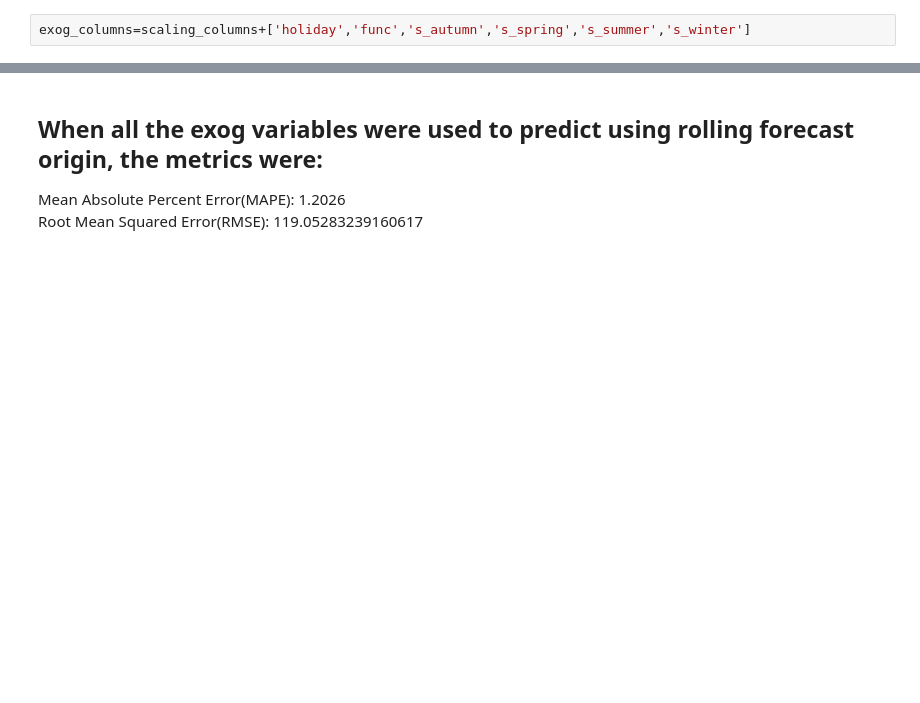
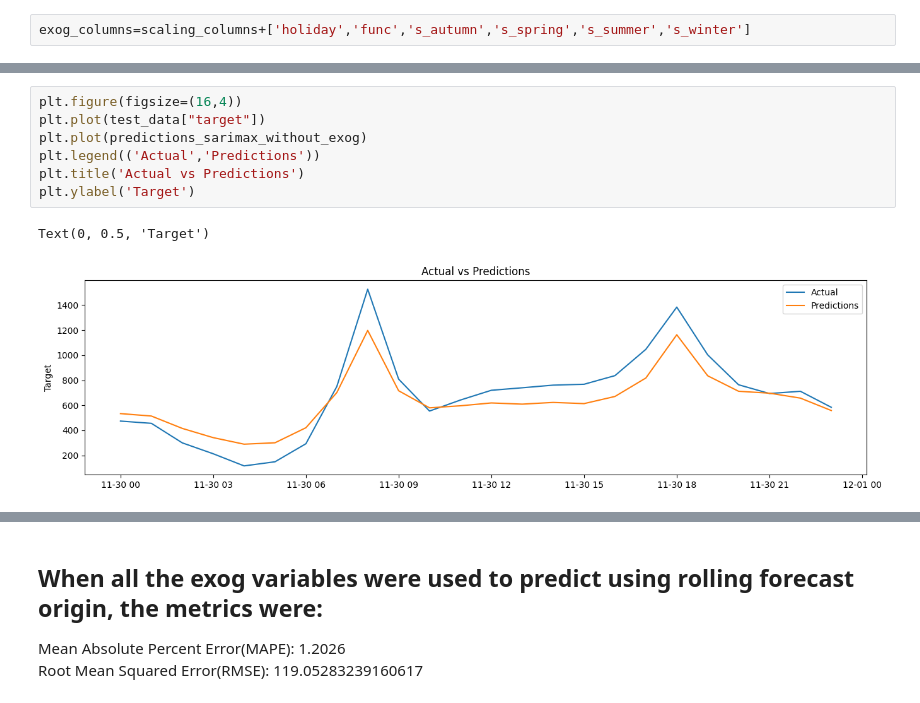
Before and after one commit to ROHIT779/ml-projects, a Jupyter notebook: bike-rental-demand/bike_sharing_demand_prediction.ipynb, the cells around one changed output, grey strips where cells are left out. Cells and saved outputs as stored; diff of their text form; blank space fills up the shorter version.

```diff
--- a/bike-rental-demand/bike_sharing_demand_prediction.ipynb
+++ b/bike-rental-demand/bike_sharing_demand_prediction.ipynb
@@ -270,0 +287,10 @@ Root Mean Squared Error: 88.66886131955735
+# %%
+plt.figure(figsize=(16,4))
+plt.plot(test_data["target"])
+plt.plot(predictions_sarimax_without_exog)
+plt.legend(('Actual','Predictions'))
+plt.title('Actual vs Predictions')
+plt.ylabel('Target')
+# %% [output]
+Text(0, 0.5, 'Target')
+[figure, added]
```
Also changed, not shown: parts of 81 cells of this notebook.
